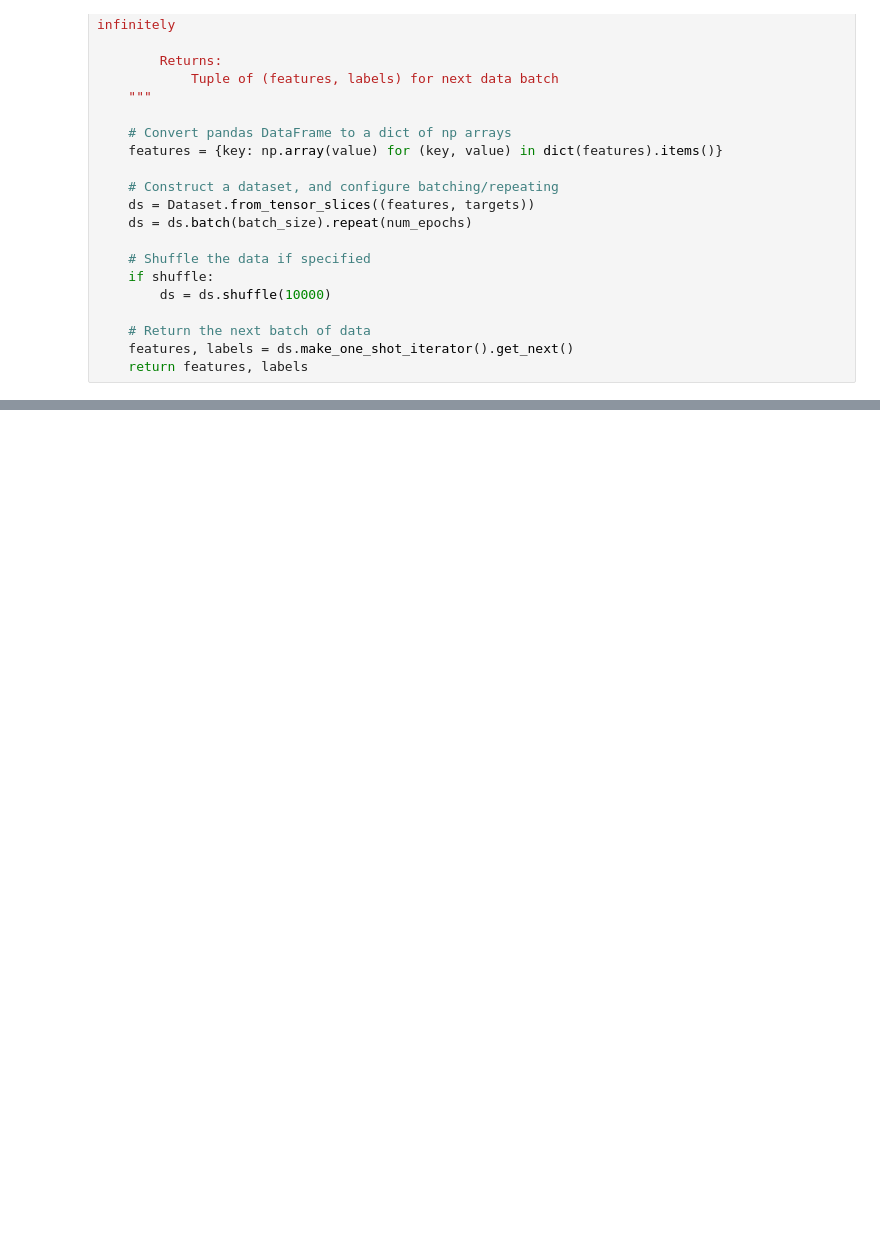
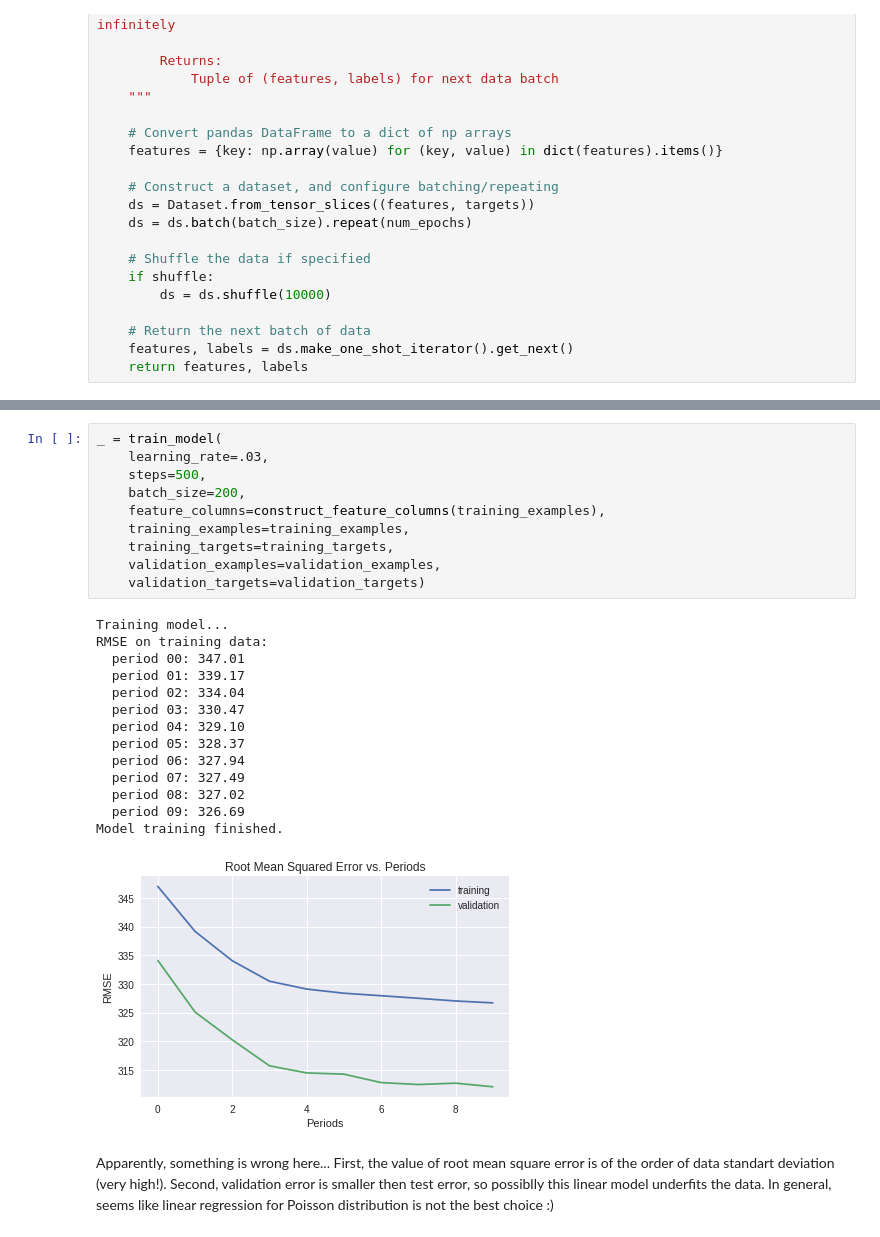
Before and after one commit to YuliyaKar/mtasubway-project, a Jupyter notebook: linear_model_with_tf.ipynb, the cells around one changed output, grey strips where cells are left out. Cells and saved outputs as stored; diff of their text form; blank space fills up the shorter version.

Commit message:
Train linear regressor

```diff
--- a/linear_model_with_tf.ipynb
+++ b/linear_model_with_tf.ipynb
@@ -260,0 +362,27 @@ def my_input_fn(features, targets, batch_size=1, shuffle=True, num_epochs=None):
+# %%
+_ = train_model(
+    learning_rate=.03,
+    steps=500,
+    batch_size=200,
+    feature_columns=construct_feature_columns(training_examples),
+    training_examples=training_examples,
+    training_targets=training_targets,
+    validation_examples=validation_examples,
+    validation_targets=validation_targets)
+# %% [output]
+Training model...
+RMSE on training data:
+  period 00: 347.01
+  period 01: 339.17
+  period 02: 334.04
+  period 03: 330.47
+  period 04: 329.10
+  period 05: 328.37
+  period 06: 327.94
+  period 07: 327.49
+  period 08: 327.02
+  period 09: 326.69
+Model training finished.
+[figure, added]
+# %% [markdown]
+Apparently, something is wrong here... First, the value of root mean square error is of the order of data standart deviation (very high!). Second, validation error is smaller then test error, so possiblly this linear model underfits the data. In general, seems like linear regression for Poisson distribution is not the best choice :)
```
Also changed, not shown: parts of 1 cell of this notebook.
